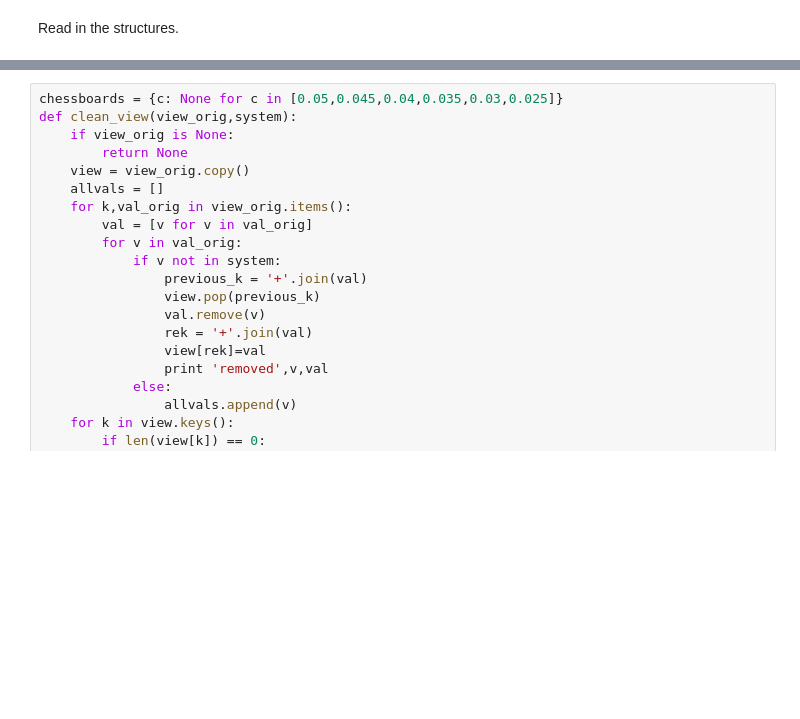
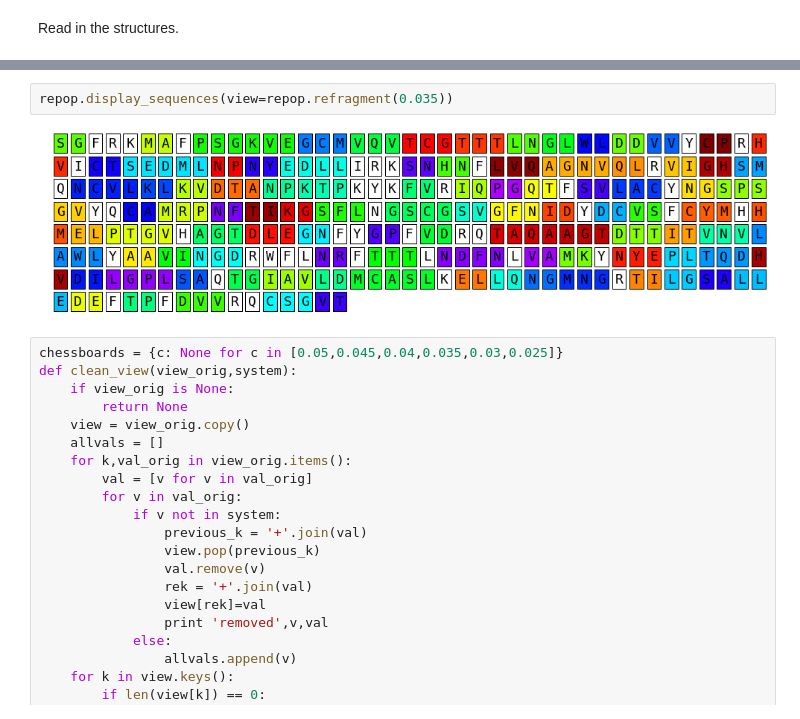
Before and after one commit to luigigenovese/moonshot-BigDFT, a Jupyter notebook: ChessBoard-analysis.ipynb, the cells around one changed output, grey strips where cells are left out. Drawn from its saved outputs; the diff is of its cells as text; blank space fills up the shorter version.

```diff
--- a/ChessBoard-analysis.ipynb
+++ b/ChessBoard-analysis.ipynb
@@ -113,3 +134,7 @@ Read in the structures.
+# %%
+repop.display_sequences(view=repop.refragment(0.035))
+# %% [output]
+[figure, added]
 # %%
 chessboards = {c: None for c in [0.05,0.045,0.04,0.035,0.03,0.025]}
 def clean_view(view_orig,system):
```
Also changed, not shown: parts of 64 cells of this notebook, 4 other files.
